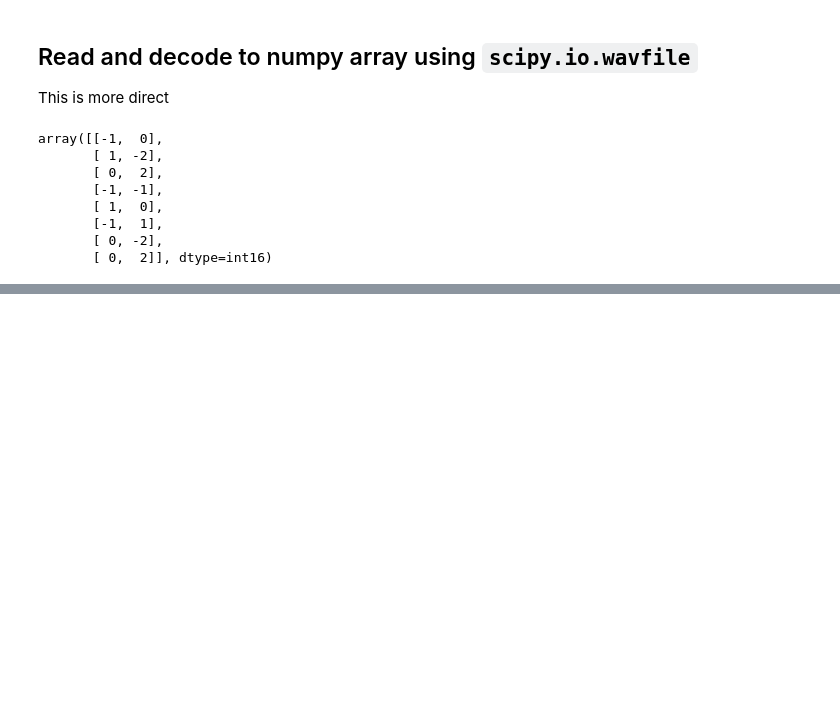
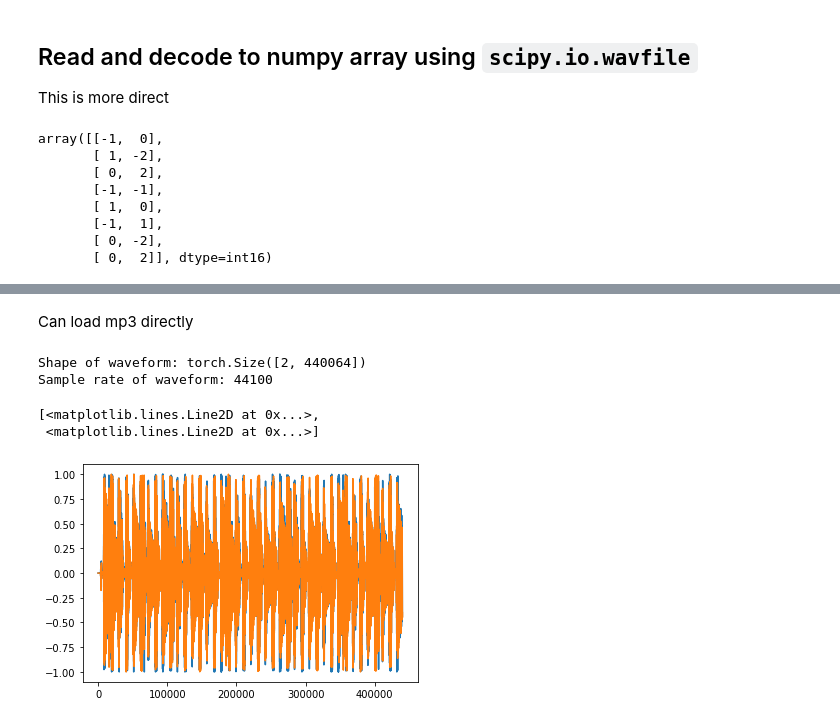
Before and after one commit to AustenLamacraft/learning-wavelets, a Jupyter notebook: notebooks/explore-wav.ipynb, the cells around one changed output, grey strips where cells are left out. Drawn from its saved outputs; the diff is of its cells as text; code cells hidden in the pictures; blank space fills up the shorter version.

```diff
--- a/notebooks/explore-wav.ipynb
+++ b/notebooks/explore-wav.ipynb
@@ -101,0 +167,17 @@ I expect it can be done directly in TensorFlow...
+# %% [markdown]
+Can load mp3 directly
+# %%
+filename = "example.mp3"
+waveform, sample_rate = torchaudio.load(filename)
+
+print("Shape of waveform: {}".format(waveform.size()))
+print("Sample rate of waveform: {}".format(sample_rate))
+
+plt.figure()
+plt.plot(waveform.t().numpy())
+# %% [output]
+Shape of waveform: torch.Size([2, 440064])
+Sample rate of waveform: 44100
+[<matplotlib.lines.Line2D at 0x...>,
+ <matplotlib.lines.Line2D at 0x...>]
+[figure, added]
```
Also changed, not shown: parts of 31 cells of this notebook, 2 other files.
